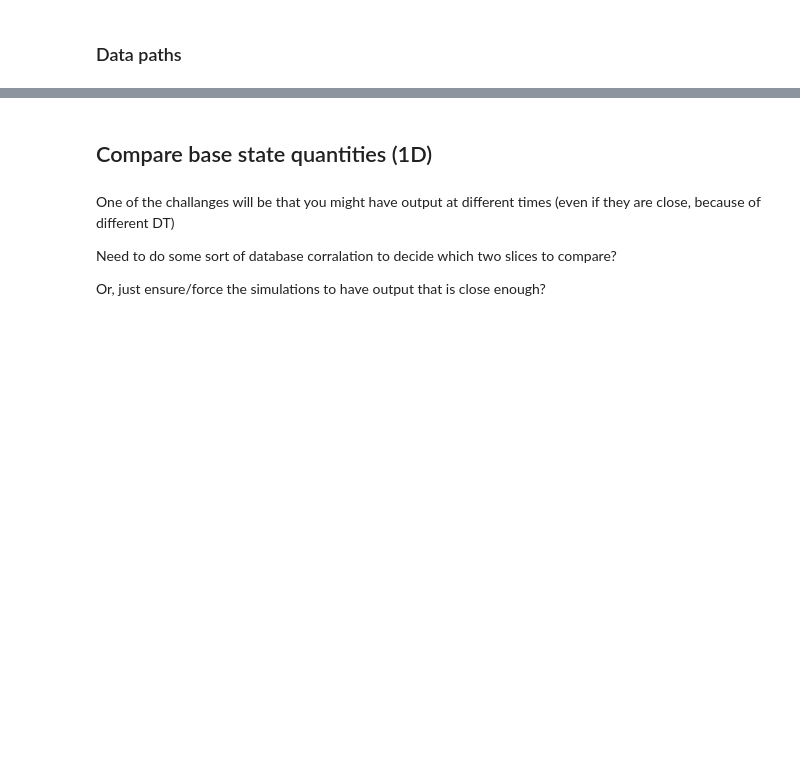
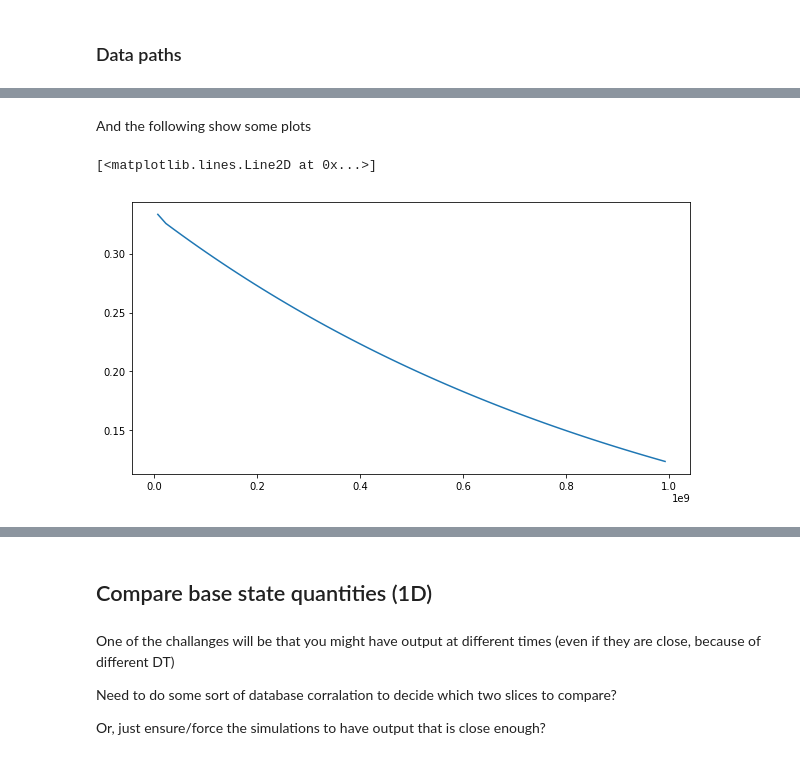
Before and after one commit to JOThurgood/MAESTROeX, a Jupyter notebook: Exec/TEST_PROBLEMS/lgw/analysis/compareBackgroundEvo.ipynb, the cells around one changed output, grey strips where cells are left out. Cells and saved outputs as stored; diff of their text form; code cells hidden in the pictures; blank space fills up the shorter version.

```diff
--- a/Exec/TEST_PROBLEMS/lgw/analysis/compareBackgroundEvo.ipynb
+++ b/Exec/TEST_PROBLEMS/lgw/analysis/compareBackgroundEvo.ipynb
@@ -25,0 +37,12 @@ ds0Path2 = dsPath2 + '0000000/'
+# %%
+BaseCC_0 = dataDir1+'plt0000000/BaseCC_0'
+BaseFC_0 = dataDir1+'plt0000000/BaseFC_0'
+r_cc, rho0, rhoh0, p0, gamma1bar = np.loadtxt(BaseCC_0, skiprows=1, unpack=True)
+r_edge, w0 = np.loadtxt(BaseFC_0, skiprows=1, unpack=True)
+# %% [markdown]
+And the following show some plots
+# %%
+plt.plot(r_cc,rho0)
+# %% [output]
+[<matplotlib.lines.Line2D at 0x...>]
+[figure, added]
```
Also changed, not shown: parts of 4 cells of this notebook, 3 other files.
